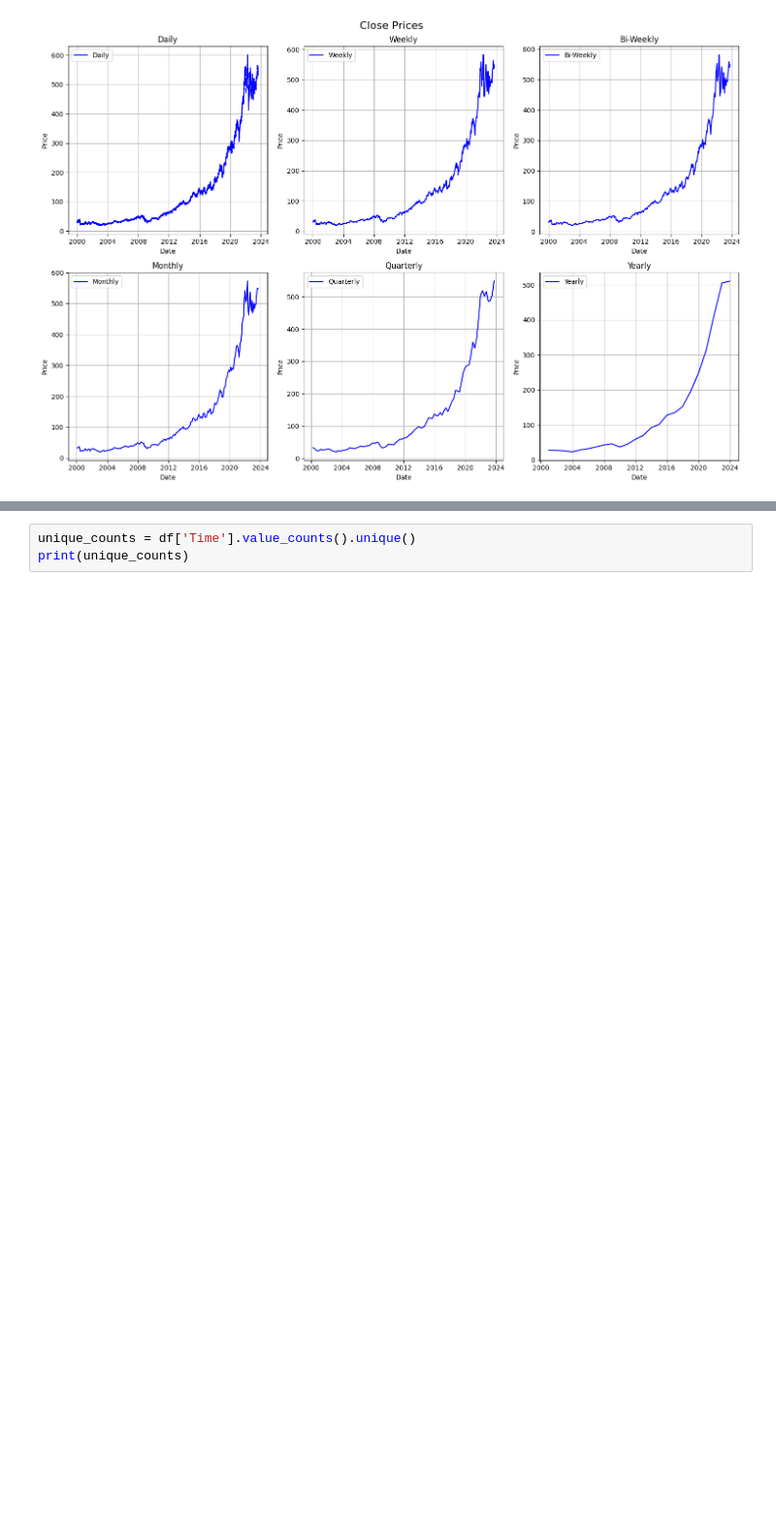
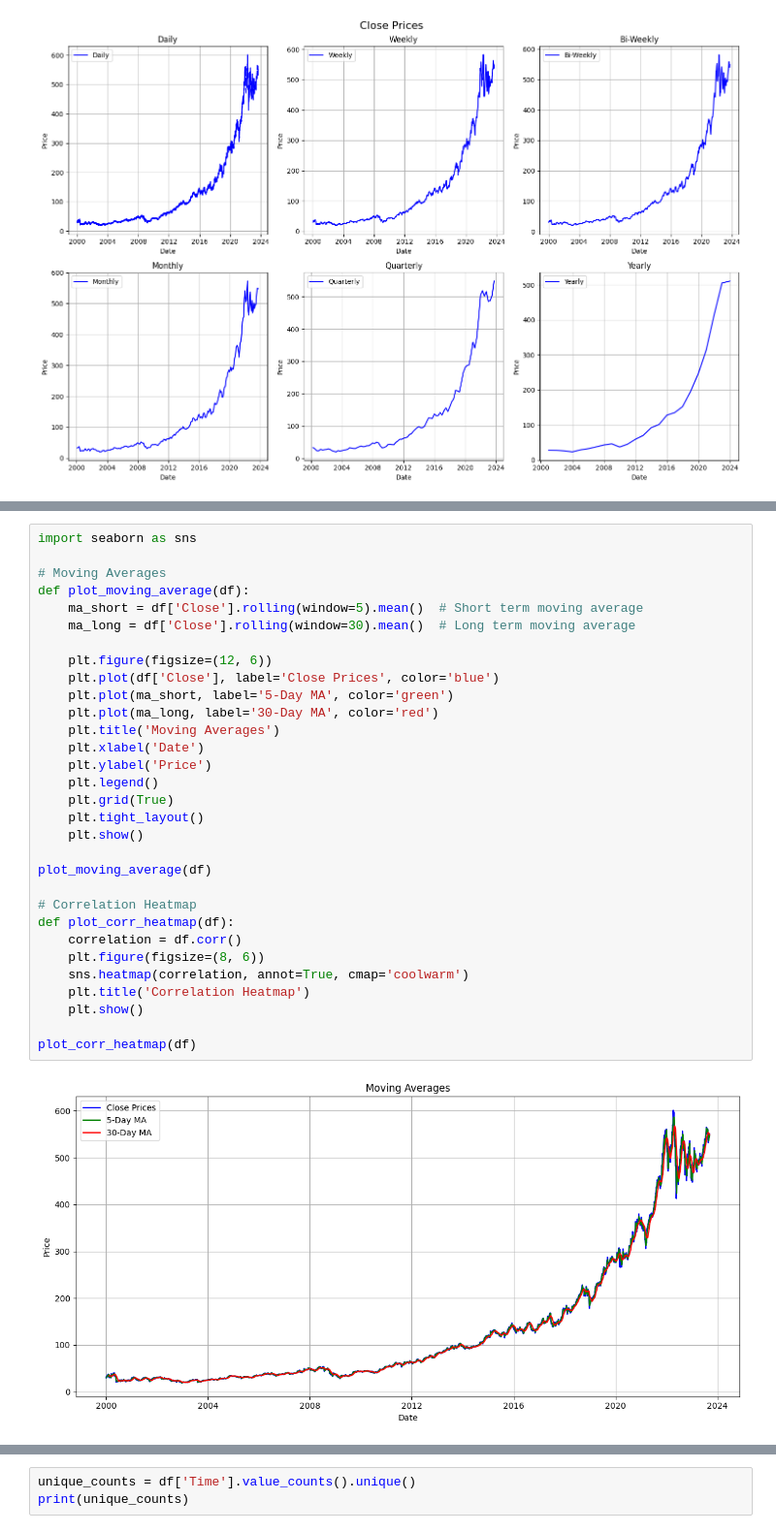
Before and after one commit to vikastrivedi0/Costco-Stock-Price-Prediction, a Jupyter notebook: CostcoStockPredictionLSTM.ipynb, the cells around one changed output, grey strips where cells are left out. Shown at 97% size. Drawn from its saved outputs; the diff is of its cells as text; blank space fills up the shorter version.

```diff
--- a/CostcoStockPredictionLSTM.ipynb
+++ b/CostcoStockPredictionLSTM.ipynb
@@ -78,0 +116,33 @@ plt.show()
+# %%
+import seaborn as sns
+
+# Moving Averages
+def plot_moving_average(df):
+    ma_short = df['Close'].rolling(window=5).mean()  # Short term moving average
+    ma_long = df['Close'].rolling(window=30).mean()  # Long term moving average
+
+    plt.figure(figsize=(12, 6))
+    plt.plot(df['Close'], label='Close Prices', color='blue')
+    plt.plot(ma_short, label='5-Day MA', color='green')
+    plt.plot(ma_long, label='30-Day MA', color='red')
+    plt.title('Moving Averages')
+    plt.xlabel('Date')
+    plt.ylabel('Price')
+    plt.legend()
+    plt.grid(True)
+    plt.tight_layout()
+    plt.show()
+
+plot_moving_average(df)
+
+# Correlation Heatmap
+def plot_corr_heatmap(df):
+    correlation = df.corr()
+    plt.figure(figsize=(8, 6))
+    sns.heatmap(correlation, annot=True, cmap='coolwarm')
+    plt.title('Correlation Heatmap')
+    plt.show()
+
+plot_corr_heatmap(df)
+# %% [output]
+[figure, added]
```
Also changed, not shown: parts of 18 cells of this notebook.
